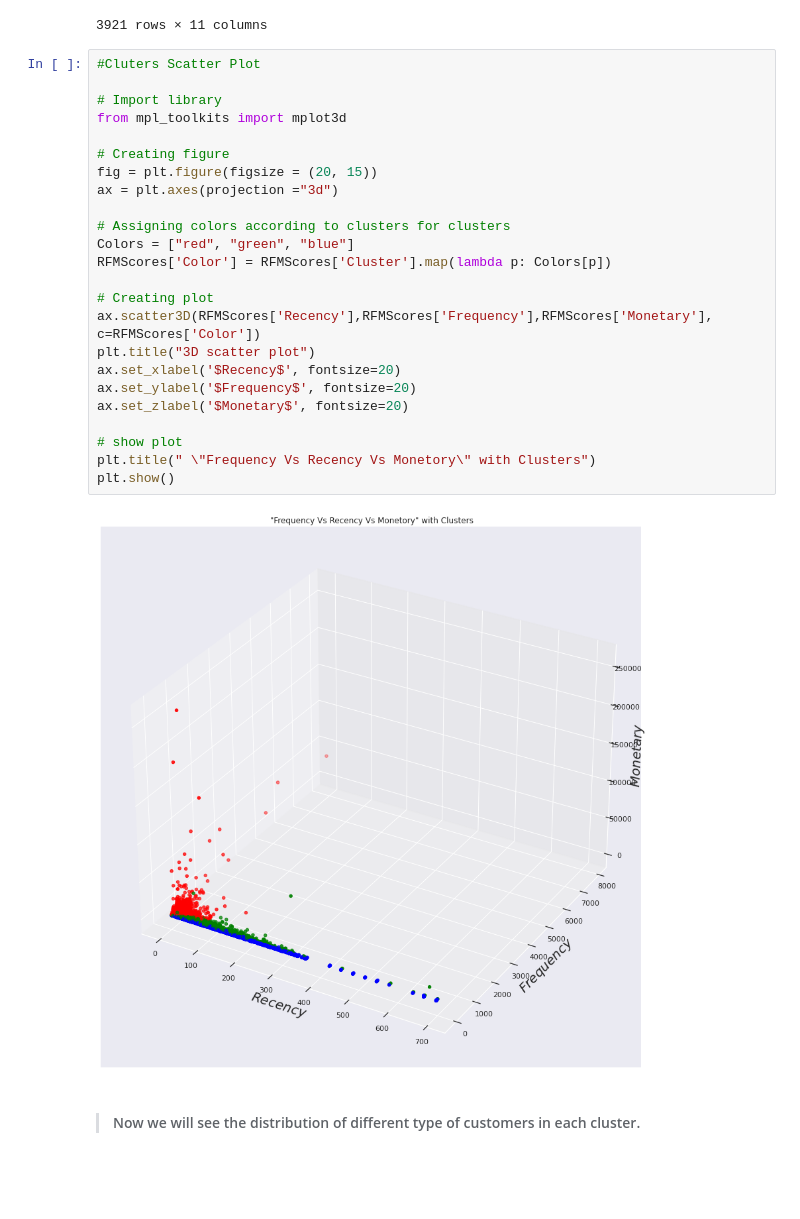
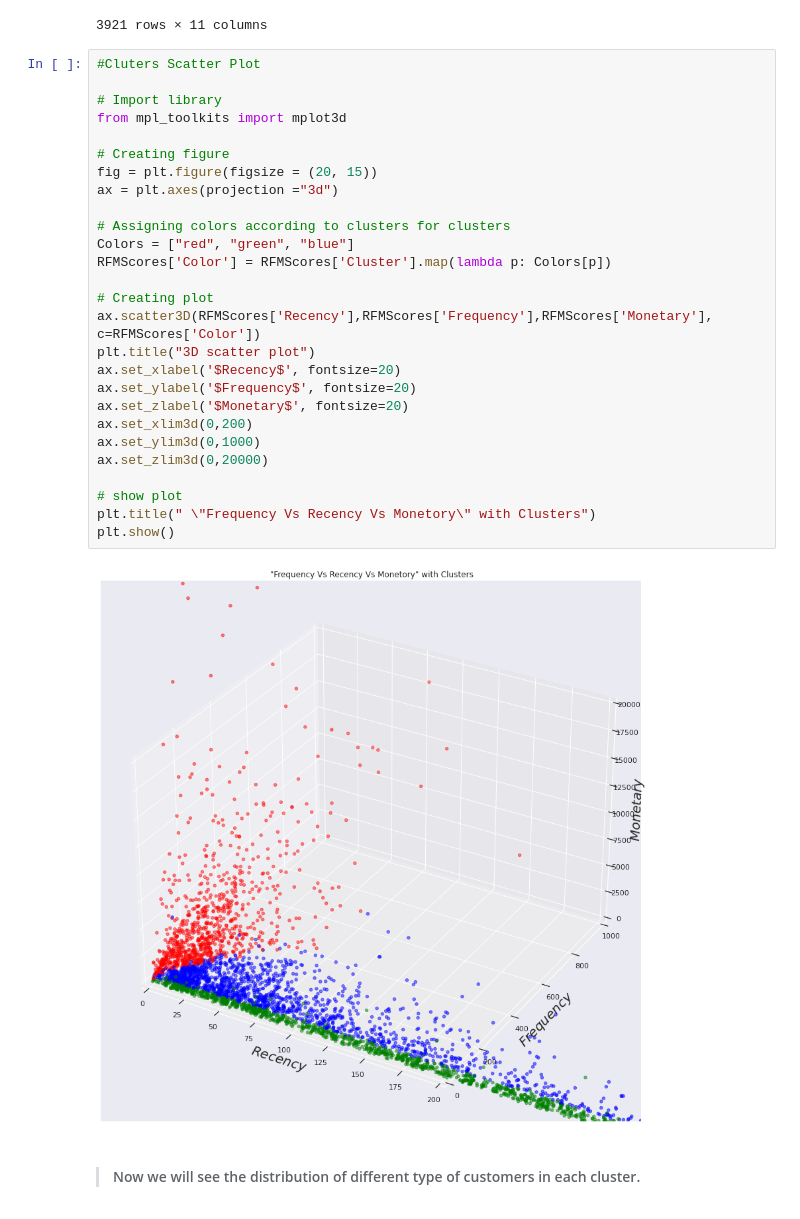
Before and after one commit to skpycoder786/CustomerSegmentation_MajorProject, a Jupyter notebook: customersegmentationanalysis-using-rfm-k-means.ipynb, the cells around one changed output. Cells and saved outputs as stored; diff of their text form; blank space fills up the shorter version.

```diff
--- a/customersegmentationanalysis-using-rfm-k-means.ipynb
+++ b/customersegmentationanalysis-using-rfm-k-means.ipynb
@@ -704,29 +710,32 @@ RFMScores
 # %%
 #Cluters Scatter Plot
 
 # Import library
 from mpl_toolkits import mplot3d
 
 # Creating figure
 fig = plt.figure(figsize = (20, 15))
 ax = plt.axes(projection ="3d")
 
 # Assigning colors according to clusters for clusters
 Colors = ["red", "green", "blue"]
 RFMScores['Color'] = RFMScores['Cluster'].map(lambda p: Colors[p])
 
 # Creating plot
 ax.scatter3D(RFMScores['Recency'],RFMScores['Frequency'],RFMScores['Monetary'], c=RFMScores['Color'])
 plt.title("3D scatter plot")
 ax.set_xlabel('$Recency$', fontsize=20)
 ax.set_ylabel('$Frequency$', fontsize=20)
 ax.set_zlabel('$Monetary$', fontsize=20)
+ax.set_xlim3d(0,200)
+ax.set_ylim3d(0,1000)
+ax.set_zlim3d(0,20000)
 
 # show plot
 plt.title(" \"Frequency Vs Recency Vs Monetory\" with Clusters")
 plt.show()
 # %% [output]
-[figure, old version]
+[figure, new version]
 # %% [markdown]
 > #### Now we will see the distribution of different type of customers in each cluster.
 # %%
```
Also changed, not shown: parts of 7 cells of this notebook.
